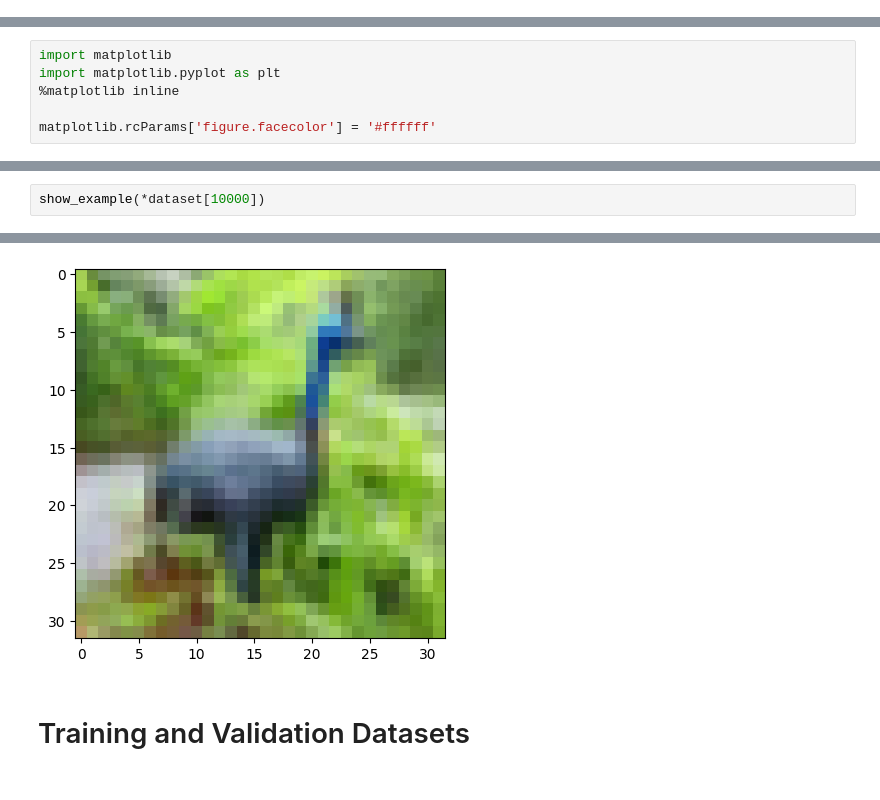
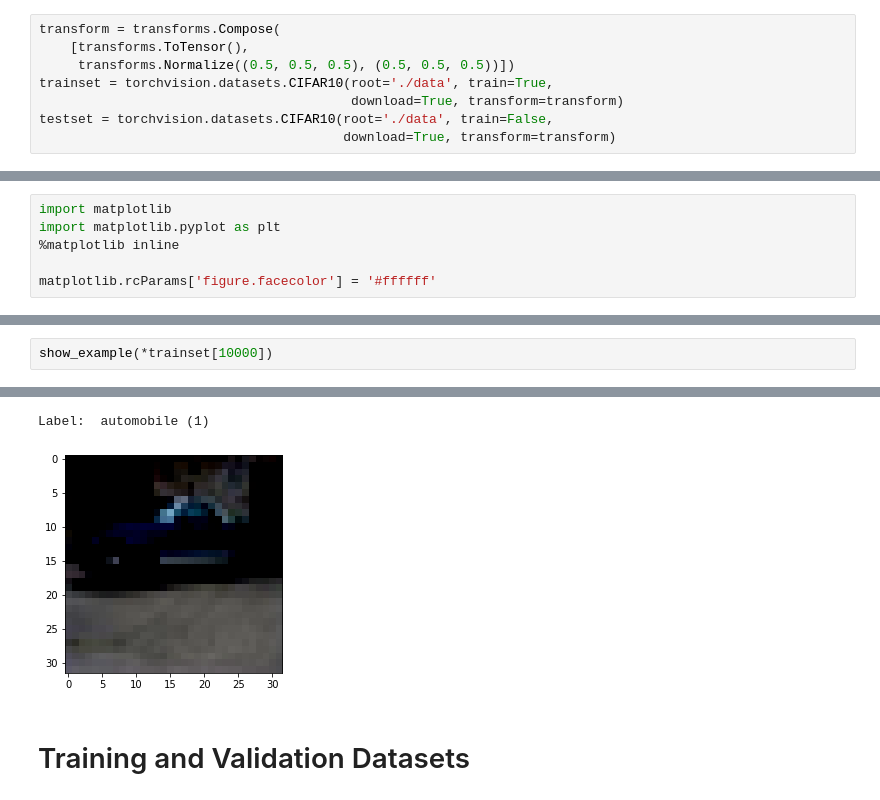
Before and after one commit to Satpat/Convulated-CIFAR10, a Jupyter notebook: code.ipynb, the cells around one changed output, grey strips where cells are left out. Cells and saved outputs as stored; diff of their text form.

```diff
--- a/code.ipynb
+++ b/code.ipynb
@@ -8,0 +11,8 @@ from torchvision.transforms import ToTensor
+# %%
+transform = transforms.Compose(
+    [transforms.ToTensor(),
+     transforms.Normalize((0.5, 0.5, 0.5), (0.5, 0.5, 0.5))])
+trainset = torchvision.datasets.CIFAR10(root='./data', train=True,
+                                        download=True, transform=transform)
+testset = torchvision.datasets.CIFAR10(root='./data', train=False,
+                                       download=True, transform=transform)
@@ -35,3 +62,3 @@ Label:  airplane (0)
 # %%
-show_example(*dataset[10000])
+show_example(*trainset[10000])
 # %% [output]
@@ -39,4 +66,5 @@ Label:  bird (2)
+Label:  automobile (1)
-[figure, old version]
+[figure, new version]
 # %% [markdown]
 # Training and Validation Datasets
 # %%
```
Also changed, not shown: parts of 51 cells of this notebook.
